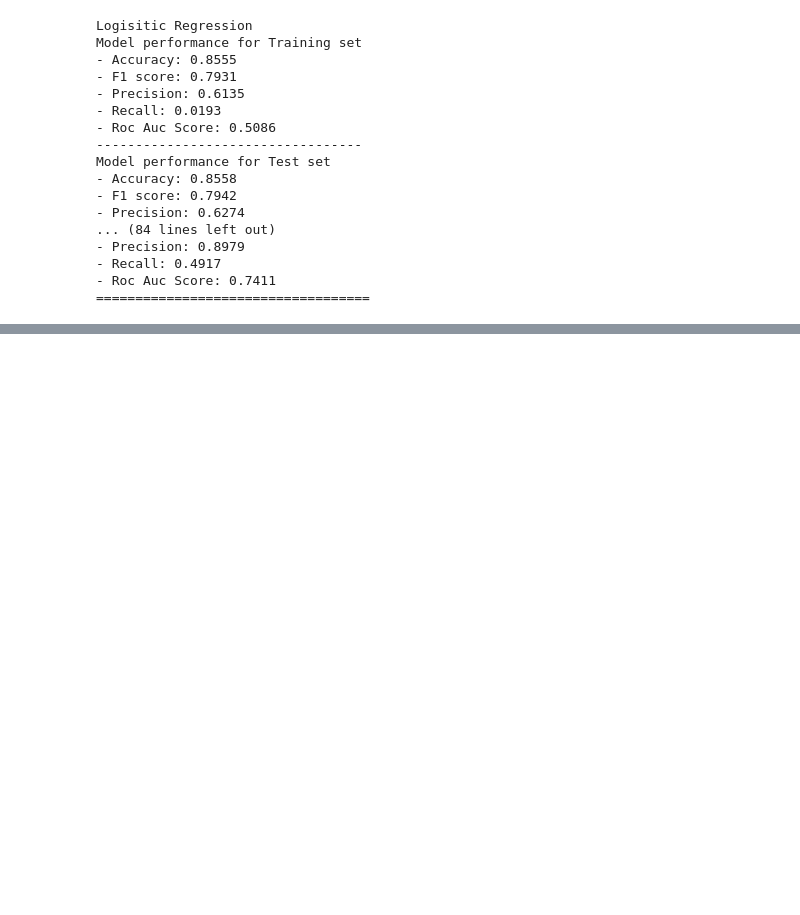
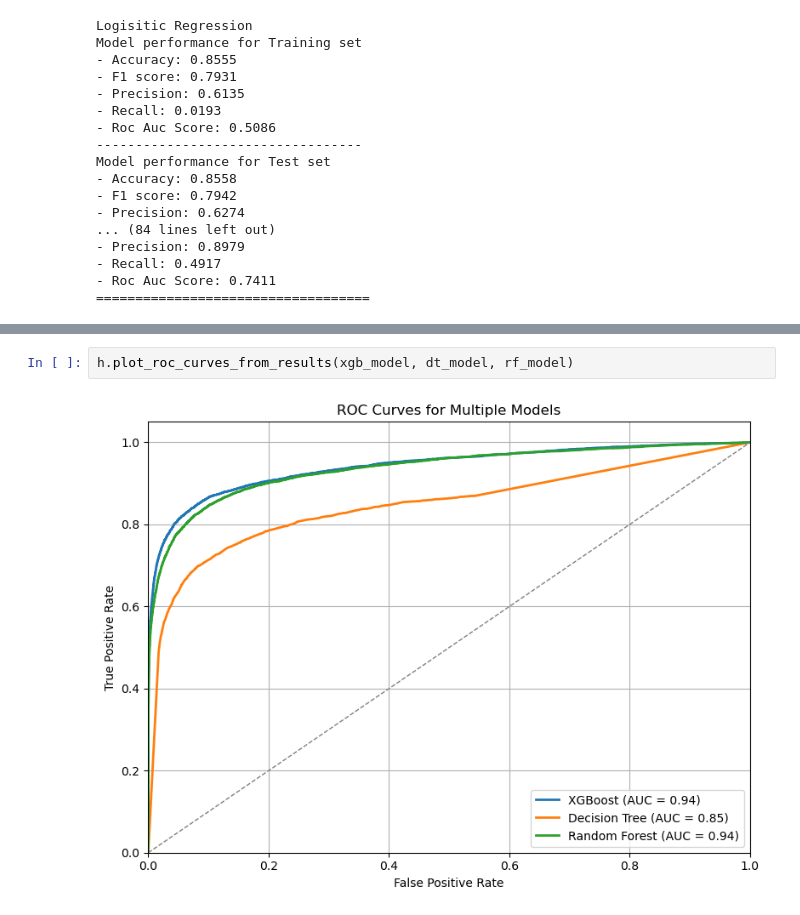
Before and after one commit to Frederic-P/learning-driver-preferences, a Jupyter notebook: notebooks/3 - ML predict drop TM.ipynb, the cells around one changed output, grey strips where cells are left out. Drawn from its saved outputs; the diff is of its cells as text; blank space fills up the shorter version.

```diff
--- a/notebooks/3 - ML predict drop TM.ipynb
+++ b/notebooks/3 - ML predict drop TM.ipynb
@@ -498,0 +353,4 @@ plt.show()
+# %%
+h.plot_roc_curves_from_results(xgb_model, dt_model, rf_model)
+# %% [output]
+[figure, added]
```
Also changed, not shown: parts of 21 cells of this notebook, 1 other file.
